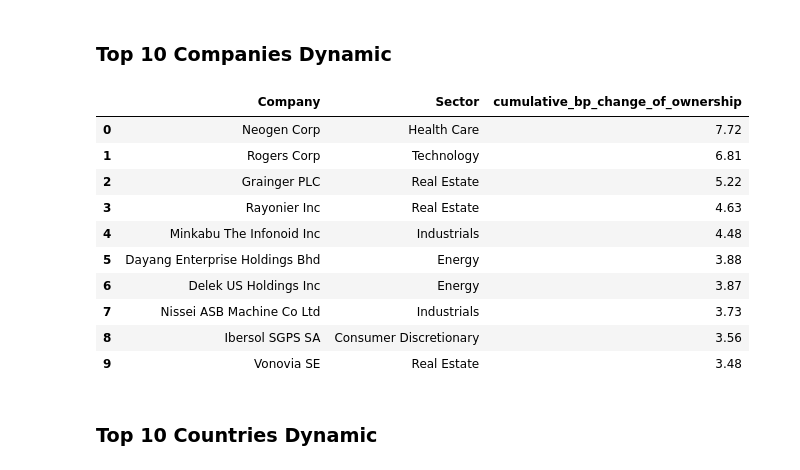
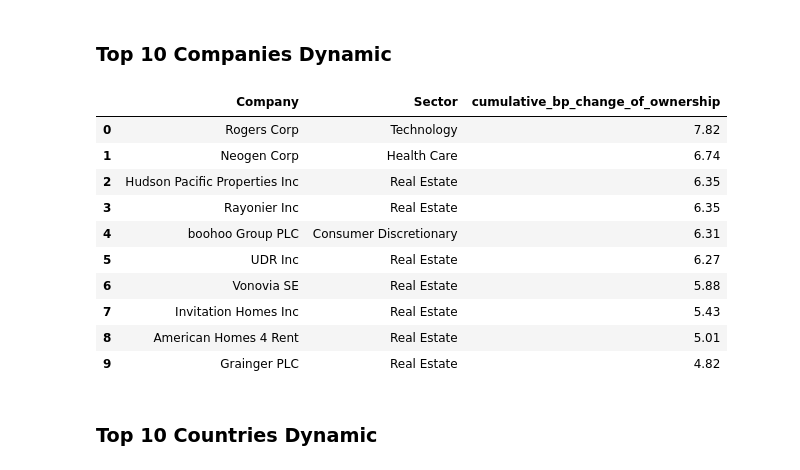
Before and after one commit to RoryAJames/NorwegianOilFund, a Jupyter notebook: testing.ipynb, the cells around one changed output. Cells and saved outputs as stored; diff of their text form; code cells hidden in the pictures.

```diff
--- a/testing.ipynb
+++ b/testing.ipynb
@@ -186,20 +186,20 @@ ownership_change_region_dynamic_df
 # %% [markdown]
 ### Top 10 Companies Dynamic
 # %%
-ownership_change_company_dynamic_df = run_query_dynamic('SQL/dynamic/top10_ownership_change_company.sql',1)
+ownership_change_company_dynamic_df = run_query_dynamic('SQL/dynamic/top10_ownership_change_company.sql',3)
 ownership_change_company_dynamic_df
 # %% [output]
 |  | Company | Sector | cumulative_bp_change_of_ownership |
-| 0 | Neogen Corp | Health Care | 7.72 |
-| 1 | Rogers Corp | Technology | 6.81 |
-| 2 | Grainger PLC | Real Estate | 5.22 |
-| 3 | Rayonier Inc | Real Estate | 4.63 |
-| 4 | Minkabu The Infonoid Inc | Industrials | 4.48 |
-| 5 | Dayang Enterprise Holdings Bhd | Energy | 3.88 |
-| 6 | Delek US Holdings Inc | Energy | 3.87 |
-| 7 | Nissei ASB Machine Co Ltd | Industrials | 3.73 |
-| 8 | Ibersol SGPS SA | Consumer Discretionary | 3.56 |
-| 9 | Vonovia SE | Real Estate | 3.48 |
+| 0 | Rogers Corp | Technology | 7.82 |
+| 1 | Neogen Corp | Health Care | 6.74 |
+| 2 | Hudson Pacific Properties Inc | Real Estate | 6.35 |
+| 3 | Rayonier Inc | Real Estate | 6.35 |
+| 4 | boohoo Group PLC | Consumer Discretionary | 6.31 |
+| 5 | UDR Inc | Real Estate | 6.27 |
+| 6 | Vonovia SE | Real Estate | 5.88 |
+| 7 | Invitation Homes Inc | Real Estate | 5.43 |
+| 8 | American Homes 4 Rent | Real Estate | 5.01 |
+| 9 | Grainger PLC | Real Estate | 4.82 |
 # %% [markdown]
 ### Top 10 Countries Dynamic
 # %%
```
